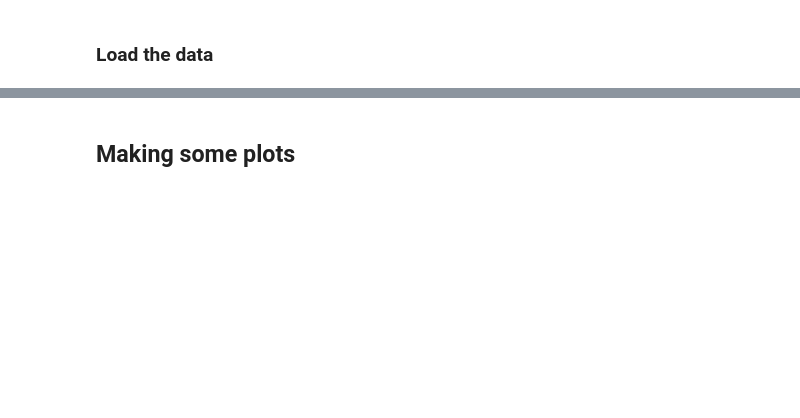
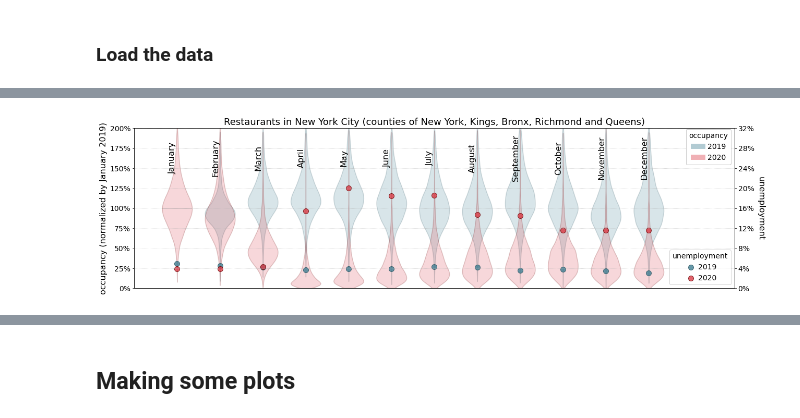
Before and after one commit to talismanbrandi/Human-Mobility-COVID-19, a Jupyter notebook: Notebooks/data-exploration.ipynb, the cells around one changed output, grey strips where cells are left out. Cells and saved outputs as stored; diff of their text form; code cells hidden in the pictures; blank space fills up the shorter version.

Commit message:
unemployment analysis added

```diff
--- a/Notebooks/data-exploration.ipynb
+++ b/Notebooks/data-exploration.ipynb
@@ -7,6 +7,14 @@ import matplotlib.pyplot as plt
 from datetime import datetime
 import collections, functools, operator
 import re
+import matplotlib.ticker as mtick
+from matplotlib.lines import Line2D
+from scipy import stats
+from scipy.special import rel_entr
+import statsmodels.api as sm
+
+months = ['January', 'February', 'March', 'April', 'May', 'June', 'July',
+              'August', 'September', 'October', 'November', 'December']
 # %% [markdown]
 ### Load the data
 # %%
@@ -55,6 +196,10 @@ def make_plots(dict_df, keys, place_types_list):
 # %%
 keys = ['2019_01', '2019_02', '2019_03', '2019_04', '2019_05', '2019_06', '2019_07', '2019_08', '2019_09', '2019_10', '2019_11', '2019_12',
         '2020_01', '2020_02', '2020_03', '2020_04', '2020_05', '2020_06', '2020_07', '2020_08', '2020_09', '2020_10', '2020_11', '2020_12',]
+
+# keys = ['2019_04', '2019_05', '2019_06', '2019_07', '2019_08', '2019_09', '2019_10', '2019_11', '2019_12',
+#         '2020_01', '2020_02', '2020_03', '2020_04', '2020_05', '2020_06', '2020_07', '2020_08', '2020_09', '2020_10', '2020_11', '2020_12',
+#         '2021_01', '2021_02', '2021_03']
 dict_df = {}
 dict_df_NYC = {}
 
@@ -64,7 +209,7 @@ for key in keys:
 dfC_2020_04 = pd.read_csv('../datasets/NYC/Core-NYC_2020_04.csv.tar.gz', compression='gzip')
 
 for key in keys:
-    dict_df_NYC[key] = pd.merge(dfC_2020_04[dfC_2020_04['city']=='New York'][['safegraph_place_id', 'top_category', 'sub_category', 'naics_code']],
+    dict_df_NYC[key] = pd.merge(dfC_2020_04[dfC_2020_04['city']=='New York'][['safegraph_place_id', 'top_category', 'sub_category', 'naics_code', 'latitude', 'longitude']],
                                 dict_df[key][dict_df[key]['city']=='New York'], on='safegraph_place_id')
 
 
@@ -78,6 +223,6 @@ with open('../datasets/place_types.json', 'r') as f:
 
 
 place_types_list = ['Restaurants', 'Grocery', 'Clothing Stores']
-dict_df_analysis = {}
-for key in keys[1:]:
-    dict_df_analysis[key] = slicePlaceType(dict_df_NYC[key], dict_df_NYC['2019_04'], place_types_list)
+dict_df_analysis_NYC = {}
+for key in keys:
+    dict_df_analysis_NYC[key] = slicePlaceType(dict_df_NYC[key], dict_df_NYC['2019_01'], place_types_list)
@@ -87,0 +238,3 @@ dict_df['Department Stores']
+# %%
+df_unemp = pd.read_csv('../datasets/unemployment-2019-2021.csv')
+df_unemp['NYC'] = df_unemp[['New York', 'Kings', 'Bronx', 'Richmond', 'Queens']].mean(axis=1)
@@ -87,0 +270,8 @@ dict_df['Department Stores']
+# %%
+title = 'Restaurants in New York City (counties of New York, Kings, Bronx, Richmond and Queens)'
+filename = '../plots/NYC-Restaurants.png'
+unemp_data = df_unemp.NYC
+
+makeViolin(dict_df_analysis_NYC, unemp_data, title, filename, 'Restaurants')
+# %% [output]
+[figure, added]
```
Also changed, not shown: parts of 30 cells of this notebook, 13 other files.
